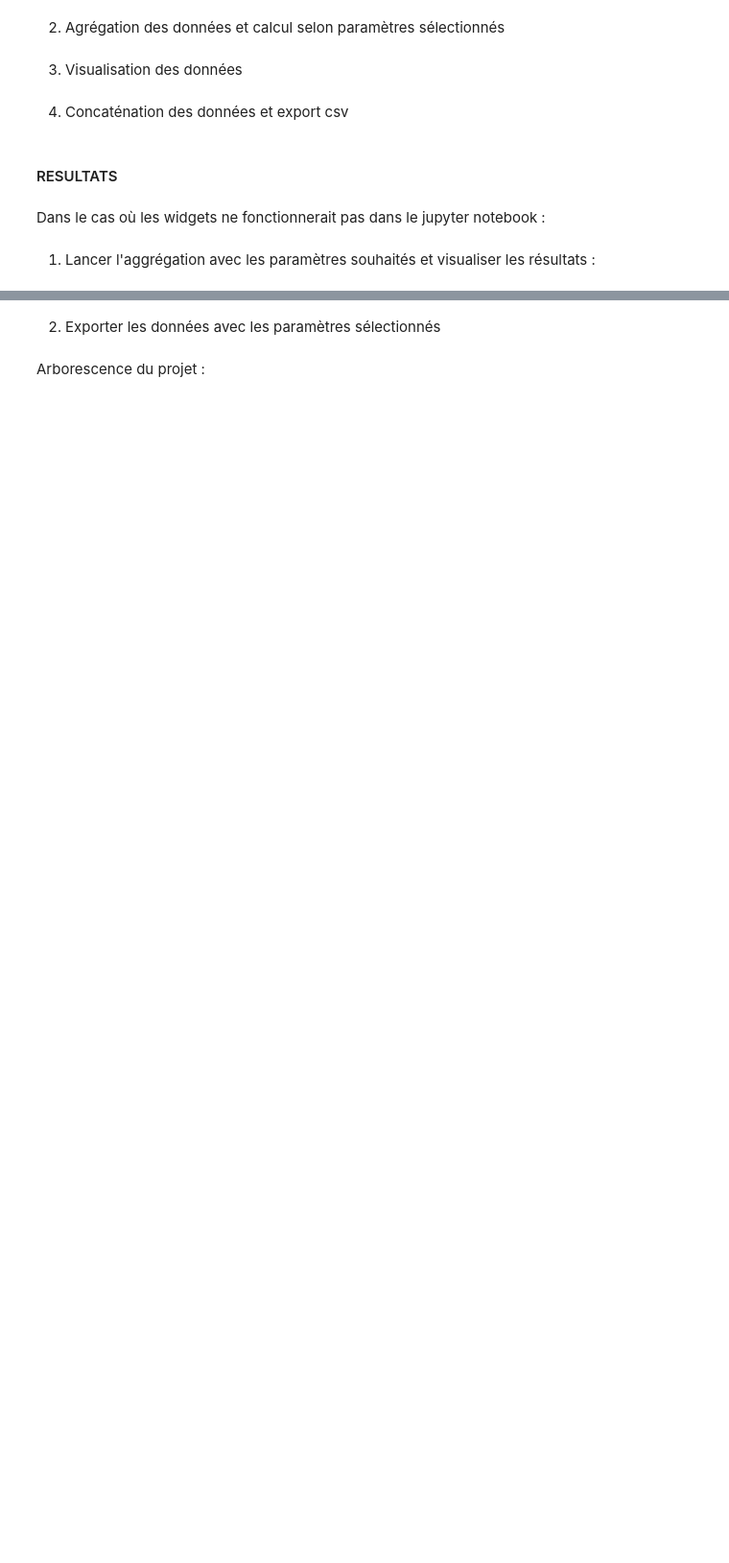
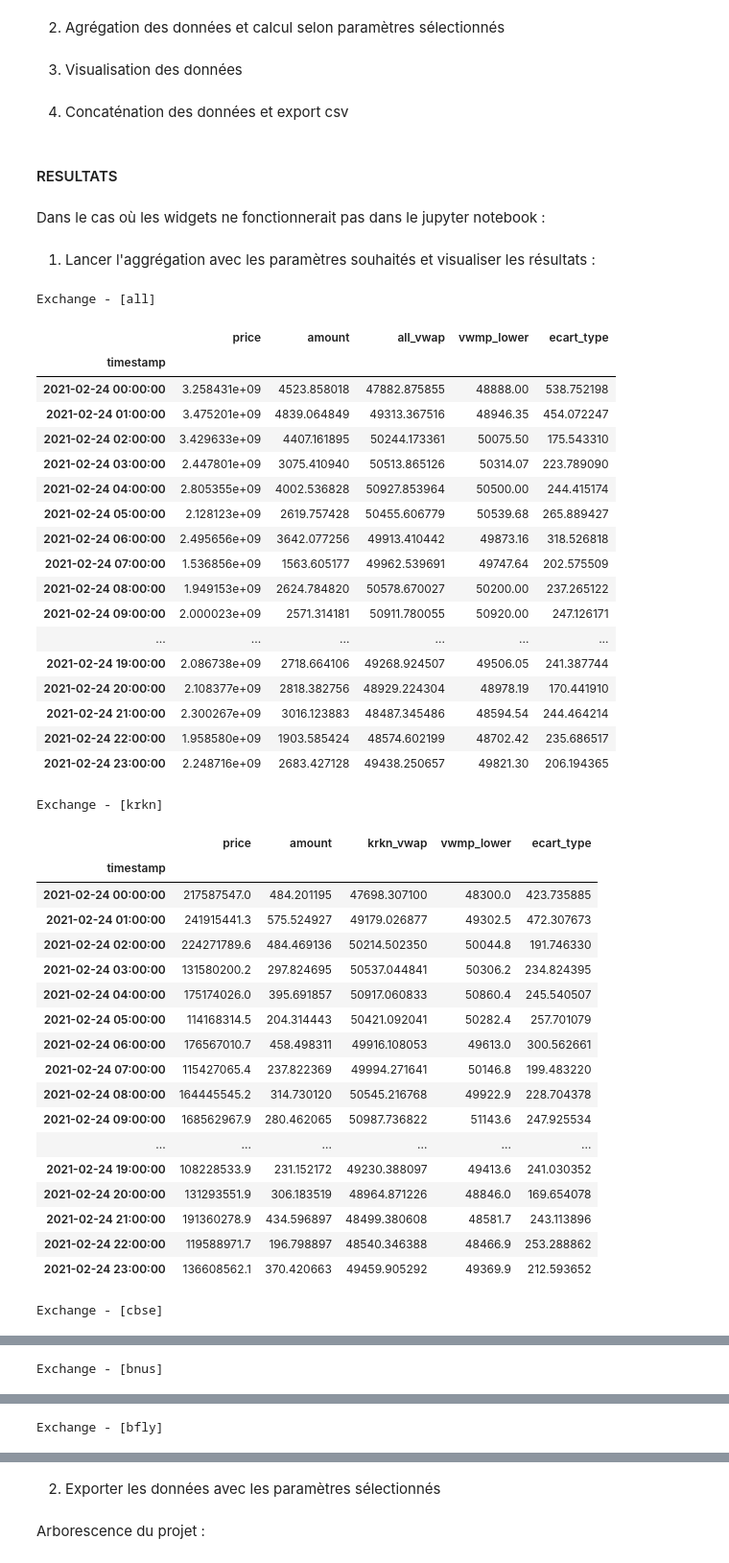
Before and after one commit to mriusero/projet-python, a Jupyter notebook: livrable/livrable_without_widgets.ipynb, the cells around one changed output, grey strips where cells are left out. Shown: that part at 96% size. Saved outputs shown, nothing was run; the diff lists cells and outputs as text; code cells hidden in the pictures; blank space fills up the shorter version.

Commit message:
display improvement
Display improvement :
+1 cell of output per exchange
+1 graph/table per display

```diff
--- a/livrable/livrable_without_widgets.ipynb
+++ b/livrable/livrable_without_widgets.ipynb
@@ -316,13 +332,56 @@ Dans le cas où les widgets ne fonctionnerait pas dans le jupyter notebook :
 # %%
 #1) Définir les paramètres
 frequency, vwmp_type = setup_values()
 
 #2) Calculer
 aggregated_dict, calculated_dict, cleaned_dict, compilated_dict = process_data(all_dataframes_dict, frequency, vwmp_type)
 clear_output()
 
 #3) Visualiser
-#candlestick_dict = visualisation(cleaned_dict)
+visualisation(cleaned_dict, max_table_height=300, max_visible_rows=1000)
 
 #4) Exporter
 #export_success = export_csv(compilated_dict, frequency, vwmp_type)
+
+#Pour exemple :
+#Shutdown this Jupyter server (y/[n])? y
+# %% [output]
+Exchange - [all]
+|  | price | amount | all_vwap | vwmp_lower | ecart_type |
+| timestamp |  |  |  |  |  |
+| 2021-02-24 00:00:00 | 3.258431e+09 | 4523.858018 | 47882.875855 | 48888.00 | 538.752198 |
+| 2021-02-24 01:00:00 | 3.475201e+09 | 4839.064849 | 49313.367516 | 48946.35 | 454.072247 |
+| 2021-02-24 02:00:00 | 3.429633e+09 | 4407.161895 | 50244.173361 | 50075.50 | 175.543310 |
+| 2021-02-24 03:00:00 | 2.447801e+09 | 3075.410940 | 50513.865126 | 50314.07 | 223.789090 |
+| 2021-02-24 04:00:00 | 2.805355e+09 | 4002.536828 | 50927.853964 | 50500.00 | 244.415174 |
+| 2021-02-24 05:00:00 | 2.128123e+09 | 2619.757428 | 50455.606779 | 50539.68 | 265.889427 |
+| 2021-02-24 06:00:00 | 2.495656e+09 | 3642.077256 | 49913.410442 | 49873.16 | 318.526818 |
+| 2021-02-24 07:00:00 | 1.536856e+09 | 1563.605177 | 49962.539691 | 49747.64 | 202.575509 |
+| 2021-02-24 08:00:00 | 1.949153e+09 | 2624.784820 | 50578.670027 | 50200.00 | 237.265122 |
+| 2021-02-24 09:00:00 | 2.000023e+09 | 2571.314181 | 50911.780055 | 50920.00 | 247.126171 |
+| ... | ... | ... | ... | ... | ... |
+| 2021-02-24 19:00:00 | 2.086738e+09 | 2718.664106 | 49268.924507 | 49506.05 | 241.387744 |
+| 2021-02-24 20:00:00 | 2.108377e+09 | 2818.382756 | 48929.224304 | 48978.19 | 170.441910 |
+| 2021-02-24 21:00:00 | 2.300267e+09 | 3016.123883 | 48487.345486 | 48594.54 | 244.464214 |
+| 2021-02-24 22:00:00 | 1.958580e+09 | 1903.585424 | 48574.602199 | 48702.42 | 235.686517 |
+| 2021-02-24 23:00:00 | 2.248716e+09 | 2683.427128 | 49438.250657 | 49821.30 | 206.194365 |
+Exchange - [krkn]
+|  | price | amount | krkn_vwap | vwmp_lower | ecart_type |
+| timestamp |  |  |  |  |  |
+| 2021-02-24 00:00:00 | 217587547.0 | 484.201195 | 47698.307100 | 48300.0 | 423.735885 |
+| 2021-02-24 01:00:00 | 241915441.3 | 575.524927 | 49179.026877 | 49302.5 | 472.307673 |
+| 2021-02-24 02:00:00 | 224271789.6 | 484.469136 | 50214.502350 | 50044.8 | 191.746330 |
+| 2021-02-24 03:00:00 | 131580200.2 | 297.824695 | 50537.044841 | 50306.2 | 234.824395 |
+| 2021-02-24 04:00:00 | 175174026.0 | 395.691857 | 50917.060833 | 50860.4 | 245.540507 |
+| 2021-02-24 05:00:00 | 114168314.5 | 204.314443 | 50421.092041 | 50282.4 | 257.701079 |
+| 2021-02-24 06:00:00 | 176567010.7 | 458.498311 | 49916.108053 | 49613.0 | 300.562661 |
+| 2021-02-24 07:00:00 | 115427065.4 | 237.822369 | 49994.271641 | 50146.8 | 199.483220 |
+| 2021-02-24 08:00:00 | 164445545.2 | 314.730120 | 50545.216768 | 49922.9 | 228.704378 |
+| 2021-02-24 09:00:00 | 168562967.9 | 280.462065 | 50987.736822 | 51143.6 | 247.925534 |
+| ... | ... | ... | ... | ... | ... |
+| 2021-02-24 19:00:00 | 108228533.9 | 231.152172 | 49230.388097 | 49413.6 | 241.030352 |
+| 2021-02-24 20:00:00 | 131293551.9 | 306.183519 | 48964.871226 | 48846.0 | 169.654078 |
+| 2021-02-24 21:00:00 | 191360278.9 | 434.596897 | 48499.380608 | 48581.7 | 243.113896 |
+| 2021-02-24 22:00:00 | 119588971.7 | 196.798897 | 48540.346388 | 48466.9 | 253.288862 |
+| 2021-02-24 23:00:00 | 136608562.1 | 370.420663 | 49459.905292 | 49369.9 | 212.593652 |
+Exchange - [cbse]
@@ -328,0 +406 @@ clear_output()
+Exchange - [bnus]
@@ -328,0 +425 @@ clear_output()
+Exchange - [bfly]
```
Also changed, not shown: parts of 3 cells of this notebook, 39 other files.
